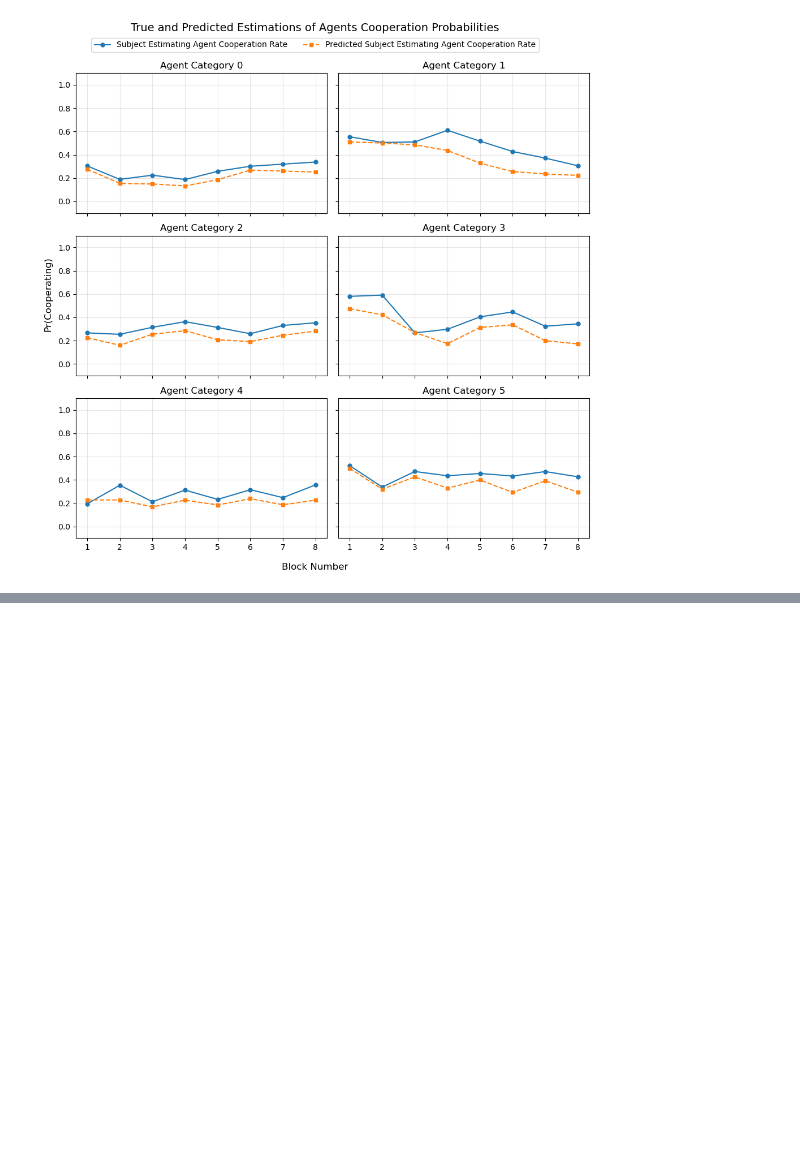
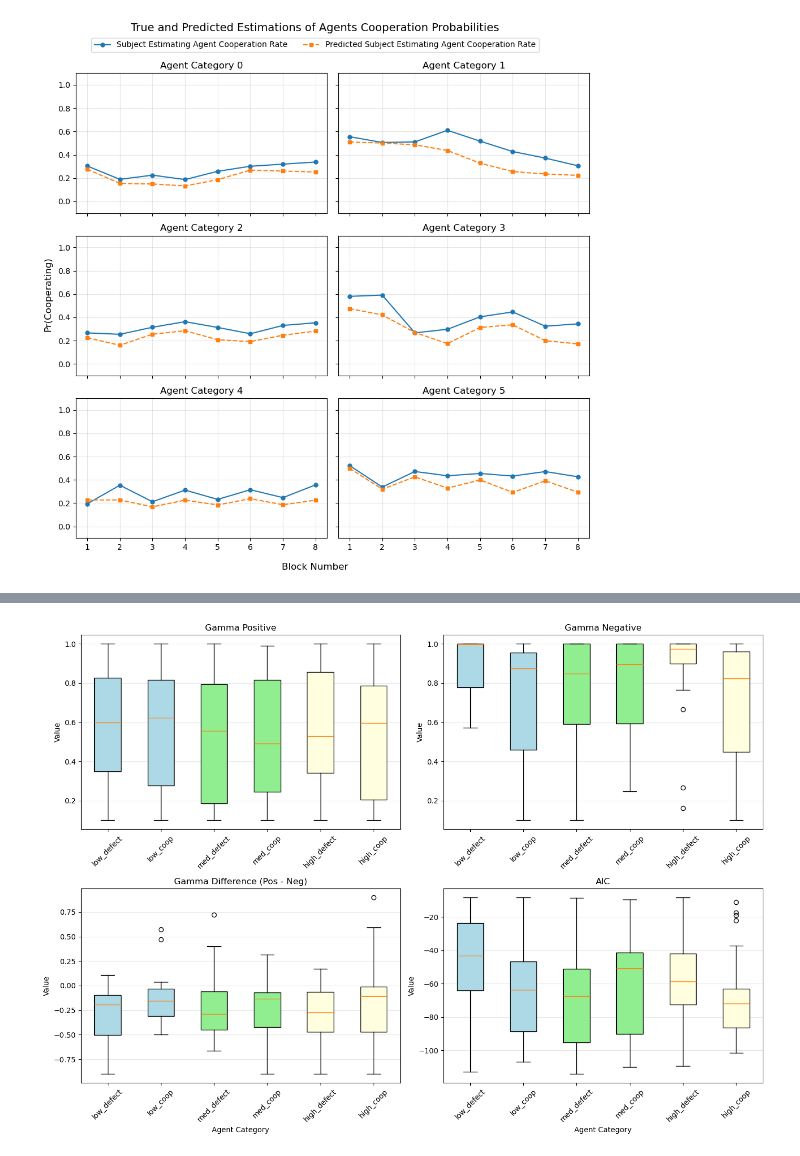
Before and after one commit to elxl/theory-of-mind-in-game, a Jupyter notebook: IPD_BRL.ipynb, the cells around one changed output, grey strips where cells are left out. Drawn from its saved outputs; the diff is of its cells as text; code cells hidden in the pictures; blank space fills up the shorter version.

```diff
--- a/IPD_BRL.ipynb
+++ b/IPD_BRL.ipynb
@@ -493,0 +488,84 @@ defaultdict(dict,
+# %%
+gammas_pos = defaultdict(list)
+gammas_neg = defaultdict(list)
+gammas_diff = defaultdict(list)
+aics = defaultdict(list)
+for category, subjects in subjects_category.items():
+    for sub in subjects:
+        sub_params = fitted_params[fitted_params['sub_num'] == sub]
+        if not sub_params.empty:
+            gamma_pos = sub_params['gammaPos'].values[0]
+            gamma_neg = sub_params['gammaNeg'].values[0]
+            aic = sub_params['AIC'].values[0]
+
+            gammas_pos[category].append(gamma_pos)
+            gammas_neg[category].append(gamma_neg)
+            gammas_diff[category].append(gamma_pos - gamma_neg)
+            aics[category].append(aic)
+# %%
+# Create subplots for multiple parameters
+fig, axes = plt.subplots(2, 2, figsize=(14, 10))
+categories = sorted(gammas_pos.keys())
+
+# Map category numbers to descriptive labels
+category_labels = {
+    0: 'low_defect',
+    1: 'low_coop',
+    2: 'med_defect',
+    3: 'med_coop',
+    4: 'high_defect',
+    5: 'high_coop'
+}
+
+# Create labels list
+labels = [category_labels.get(cat, f'Cat_{cat}') for cat in categories]
+
+# Define colors for each group (low, med, high)
+colors = ['lightblue', 'lightblue', 'lightgreen', 'lightgreen', 'lightyellow', 'lightyellow']
+
+# Gamma Positive
+data_pos = [gammas_pos[cat] for cat in categories]
+bp1 = axes[0, 0].boxplot(data_pos, labels=labels, patch_artist=True, widths=0.5)
+for patch, color in zip(bp1['boxes'], colors):
+    patch.set_facecolor(color)
+axes[0, 0].set_title('Gamma Positive')
+axes[0, 0].set_ylabel('Value')
+axes[0, 0].grid(True, alpha=0.3, axis='y')
+axes[0, 0].tick_params(axis='x', rotation=45)
+
+# Gamma Negative
+data_neg = [gammas_neg[cat] for cat in categories]
+bp2 = axes[0, 1].boxplot(data_neg, labels=labels, patch_artist=True, widths=0.5)
+for patch, color in zip(bp2['boxes'], colors):
+    patch.set_facecolor(color)
+axes[0, 1].set_title('Gamma Negative')
+axes[0, 1].set_ylabel('Value')
+axes[0, 1].grid(True, alpha=0.3, axis='y')
+axes[0, 1].tick_params(axis='x', rotation=45)
+
+# Gamma Difference
+data_diff = [gammas_diff[cat] for cat in categories]
+bp3 = axes[1, 0].boxplot(data_diff, labels=labels, patch_artist=True, widths=0.5)
+for patch, color in zip(bp3['boxes'], colors):
+    patch.set_facecolor(color)
+axes[1, 0].set_title('Gamma Difference (Pos - Neg)')
+axes[1, 0].set_xlabel('Agent Category')
+axes[1, 0].set_ylabel('Value')
+axes[1, 0].grid(True, alpha=0.3, axis='y')
+axes[1, 0].tick_params(axis='x', rotation=45)
+
+# AIC
+data_aic = [aics[cat] for cat in categories]
+bp4 = axes[1, 1].boxplot(data_aic, labels=labels, patch_artist=True, widths=0.5)
+for patch, color in zip(bp4['boxes'], colors):
+    patch.set_facecolor(color)
+axes[1, 1].set_title('AIC')
+axes[1, 1].set_xlabel('Agent Category')
+axes[1, 1].set_ylabel('Value')
+axes[1, 1].grid(True, alpha=0.3, axis='y')
+axes[1, 1].tick_params(axis='x', rotation=45)
+
+plt.tight_layout()
+plt.show()
+# %% [output]
+[figure, added]
```
Also changed, not shown: parts of 11 cells of this notebook.
